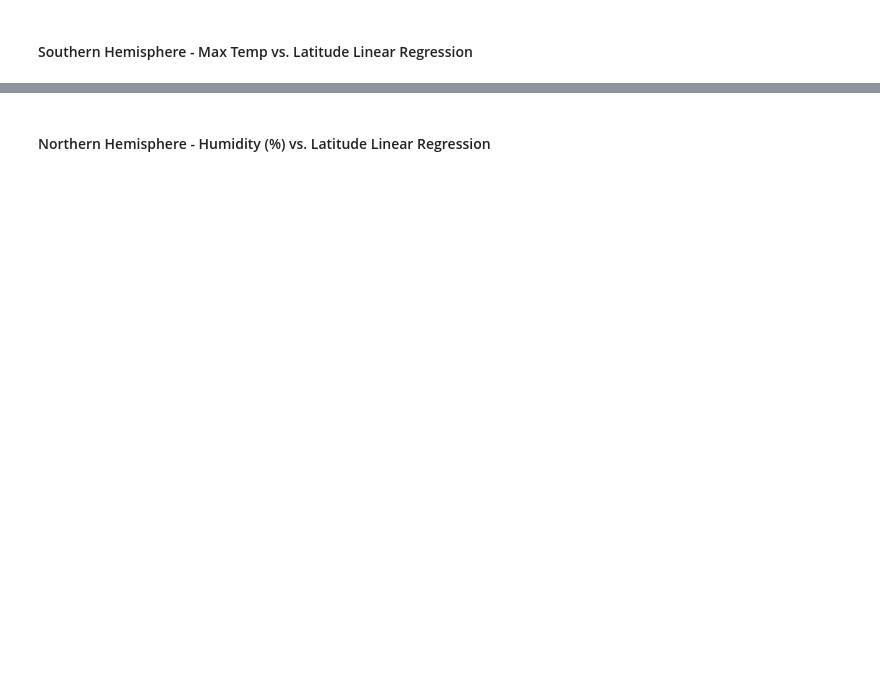
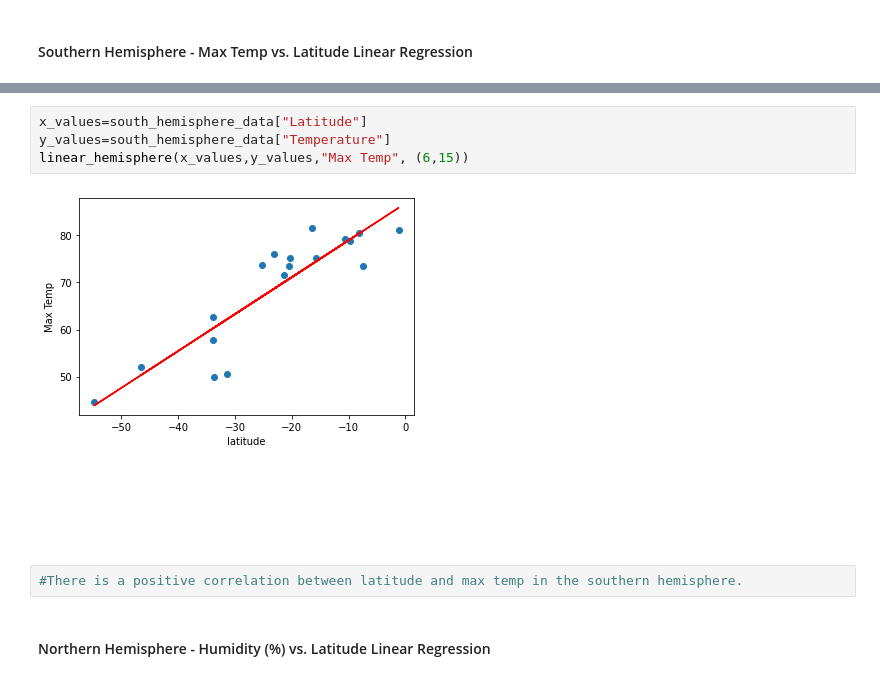
Before and after one commit to adrianna-addicks/python-api-challenge, a Jupyter notebook: starter_code/WeatherPy.ipynb, the cells around one changed output, grey strips where cells are left out. Cells and saved outputs as stored; diff of their text form; blank space fills up the shorter version.

```diff
--- a/starter_code/WeatherPy.ipynb
+++ b/starter_code/WeatherPy.ipynb
@@ -224,2 +222,10 @@ NameError: name 'south_' is not defined
+# %%
+x_values=south_hemisphere_data["Latitude"]
+y_values=south_hemisphere_data["Temperature"]
+linear_hemisphere(x_values,y_values,"Max Temp", (6,15))
+# %% [output]
+[figure, added]
+# %%
+#There is a positive correlation between latitude and max temp in the southern hemisphere.
 # %% [markdown]
 ####  Northern Hemisphere - Humidity (%) vs. Latitude Linear Regression
```
Also changed, not shown: parts of 17 cells of this notebook, 3 other files.
